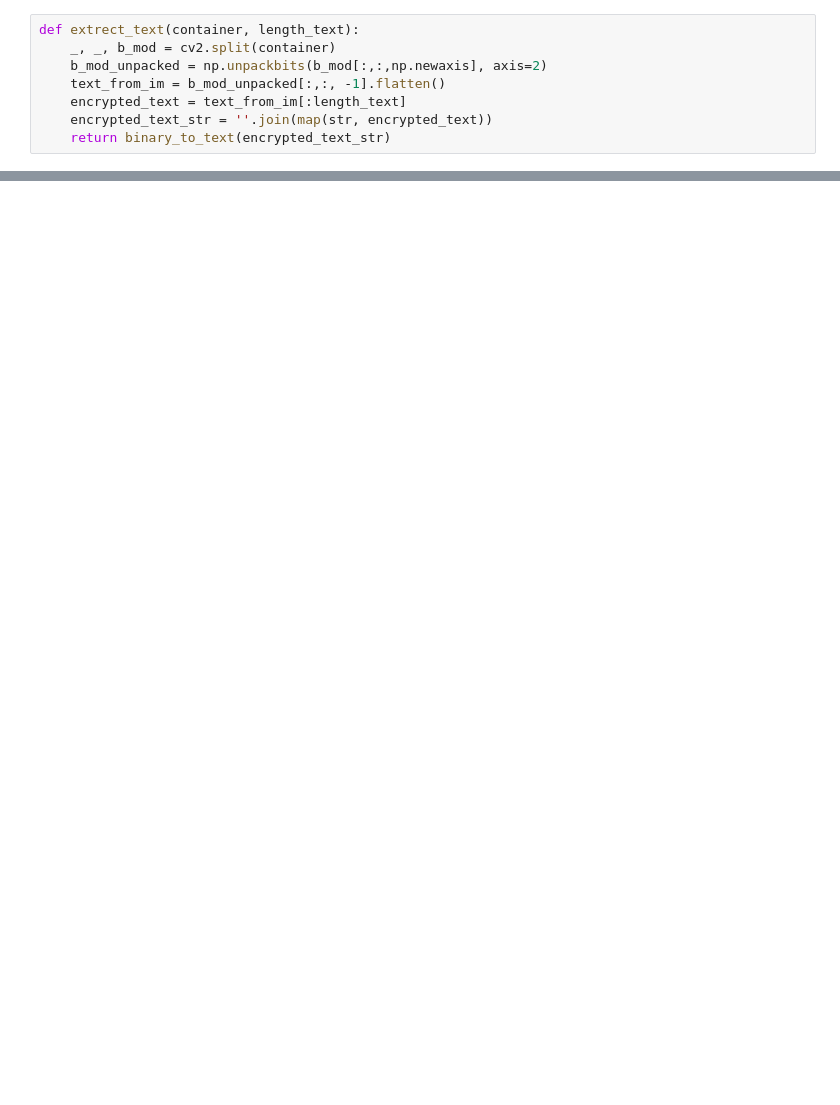
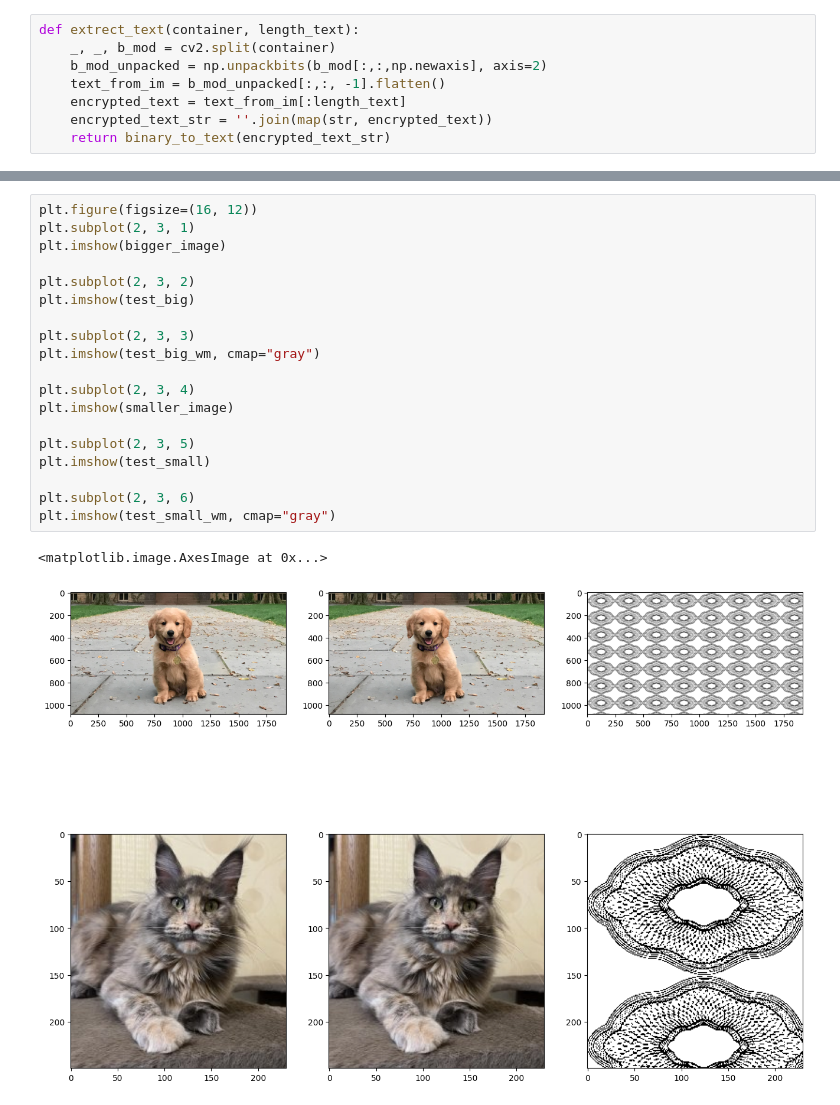
Before and after one commit to gre1wy/CompGraphic, a Jupyter notebook: Lab6/test.ipynb, the cells around one changed output, grey strips where cells are left out. Saved outputs shown, nothing was run; the diff lists cells and outputs as text; blank space fills up the shorter version.

```diff
--- a/Lab6/test.ipynb
+++ b/Lab6/test.ipynb
@@ -145,0 +182,22 @@ extrect_text(im, l)
+# %%
+plt.figure(figsize=(16, 12))
+plt.subplot(2, 3, 1)
+plt.imshow(bigger_image)
+
+plt.subplot(2, 3, 2)
+plt.imshow(test_big)
+
+plt.subplot(2, 3, 3)
+plt.imshow(test_big_wm, cmap="gray")
+
+plt.subplot(2, 3, 4)
+plt.imshow(smaller_image)
+
+plt.subplot(2, 3, 5)
+plt.imshow(test_small)
+
+plt.subplot(2, 3, 6)
+plt.imshow(test_small_wm, cmap="gray")
+# %% [output]
+<matplotlib.image.AxesImage at 0x...>
+[figure, added]
```
Also changed, not shown: parts of 19 cells of this notebook, 11 other files.
